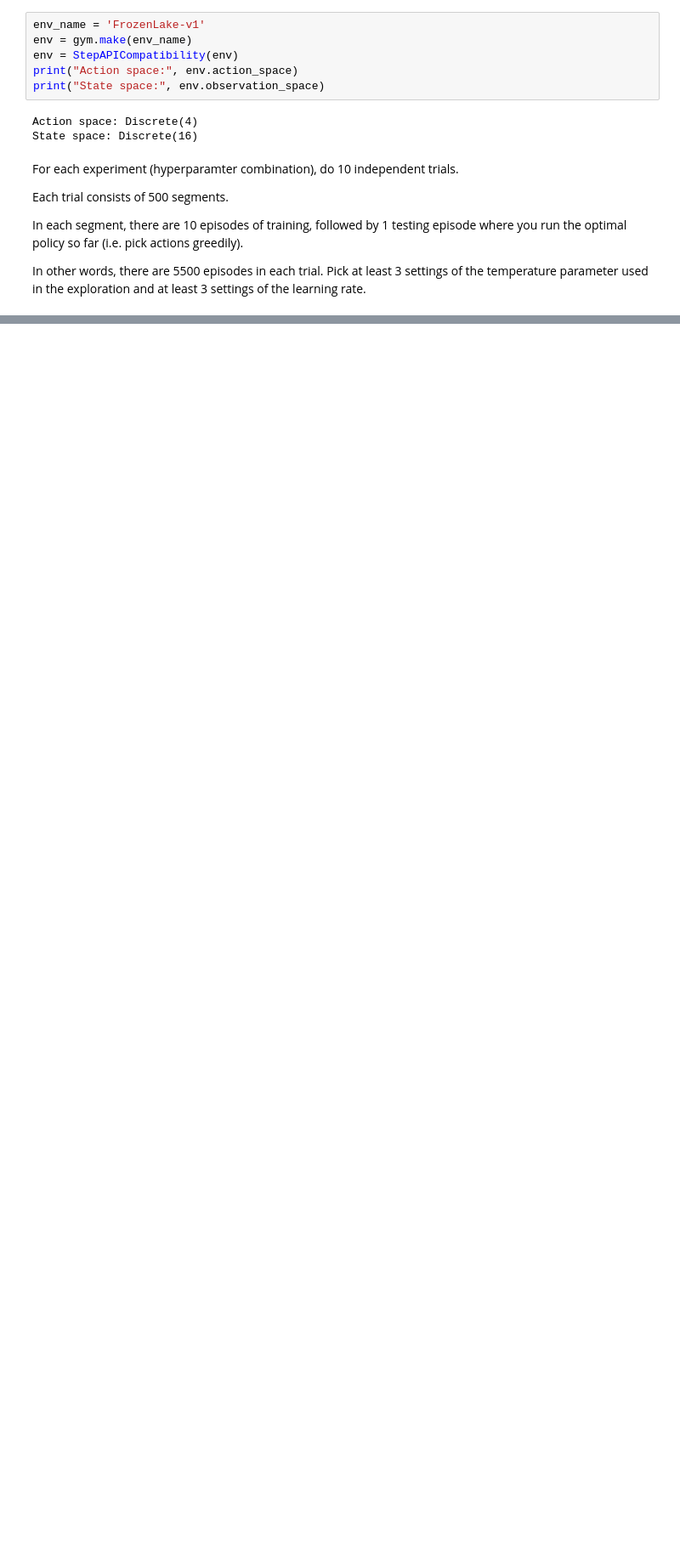
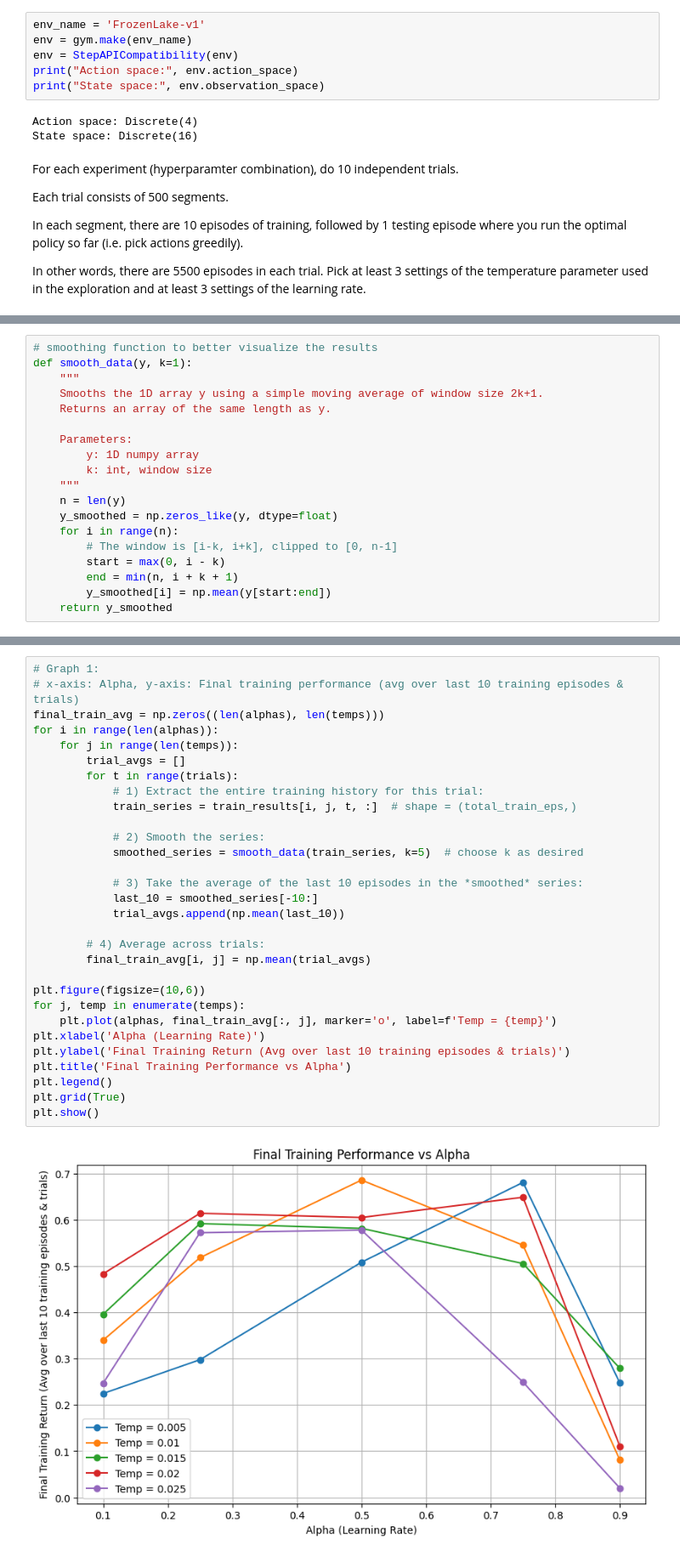
Before and after one commit to nicksmits1/COMP-579-Reinforcement-Learning, a Jupyter notebook: A2/COMP_579_Assignment2_Nicolas_Smits.ipynb, the cells around one changed output, grey strips where cells are left out. Shown at 85% size. Drawn from its saved outputs; the diff is of its cells as text; blank space fills up the shorter version.

Commit message:
graphs completed

```diff
--- a/A2/COMP_579_Assignment2_Nicolas_Smits.ipynb
+++ b/A2/COMP_579_Assignment2_Nicolas_Smits.ipynb
@@ -91,0 +186,19 @@ In other words, there are 5500 episodes in each trial. Pick at least 3 settings
+# %%
+# smoothing function to better visualize the results
+def smooth_data(y, k=1):
+    """
+    Smooths the 1D array y using a simple moving average of window size 2k+1.
+    Returns an array of the same length as y.
+
+    Parameters:
+        y: 1D numpy array
+        k: int, window size
+    """
+    n = len(y)
+    y_smoothed = np.zeros_like(y, dtype=float)
+    for i in range(n):
+        # The window is [i-k, i+k], clipped to [0, n-1]
+        start = max(0, i - k)
+        end = min(n, i + k + 1)
+        y_smoothed[i] = np.mean(y[start:end])
+    return y_smoothed
@@ -91,0 +210,32 @@ In other words, there are 5500 episodes in each trial. Pick at least 3 settings
+# %%
+# Graph 1:
+# x-axis: Alpha, y-axis: Final training performance (avg over last 10 training episodes & trials)
+final_train_avg = np.zeros((len(alphas), len(temps)))
+for i in range(len(alphas)):
+    for j in range(len(temps)):
+        trial_avgs = []
+        for t in range(trials):
+            # 1) Extract the entire training history for this trial:
+            train_series = train_results[i, j, t, :]  # shape = (total_train_eps,)
+
+            # 2) Smooth the series:
+            smoothed_series = smooth_data(train_series, k=5)  # choose k as desired
+
+            # 3) Take the average of the last 10 episodes in the *smoothed* series:
+            last_10 = smoothed_series[-10:]
+            trial_avgs.append(np.mean(last_10))
+
+        # 4) Average across trials:
+        final_train_avg[i, j] = np.mean(trial_avgs)
+
+plt.figure(figsize=(10,6))
+for j, temp in enumerate(temps):
+    plt.plot(alphas, final_train_avg[:, j], marker='o', label=f'Temp = {temp}')
+plt.xlabel('Alpha (Learning Rate)')
+plt.ylabel('Final Training Return (Avg over last 10 training episodes & trials)')
+plt.title('Final Training Performance vs Alpha')
+plt.legend()
+plt.grid(True)
+plt.show()
+# %% [output]
+[figure, added]
```
Also changed, not shown: parts of 15 cells of this notebook, 1 other file.
